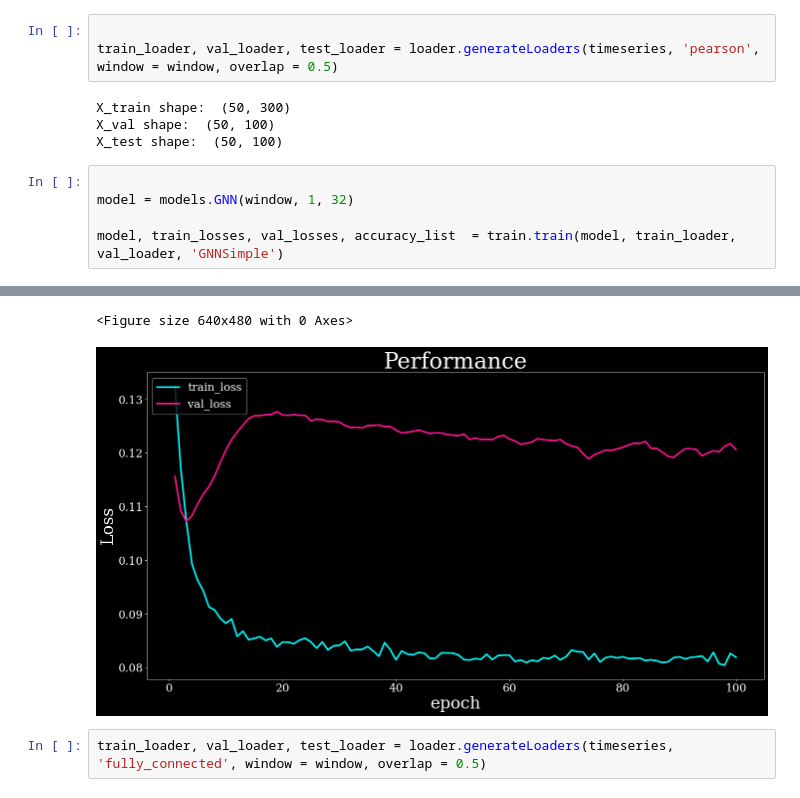
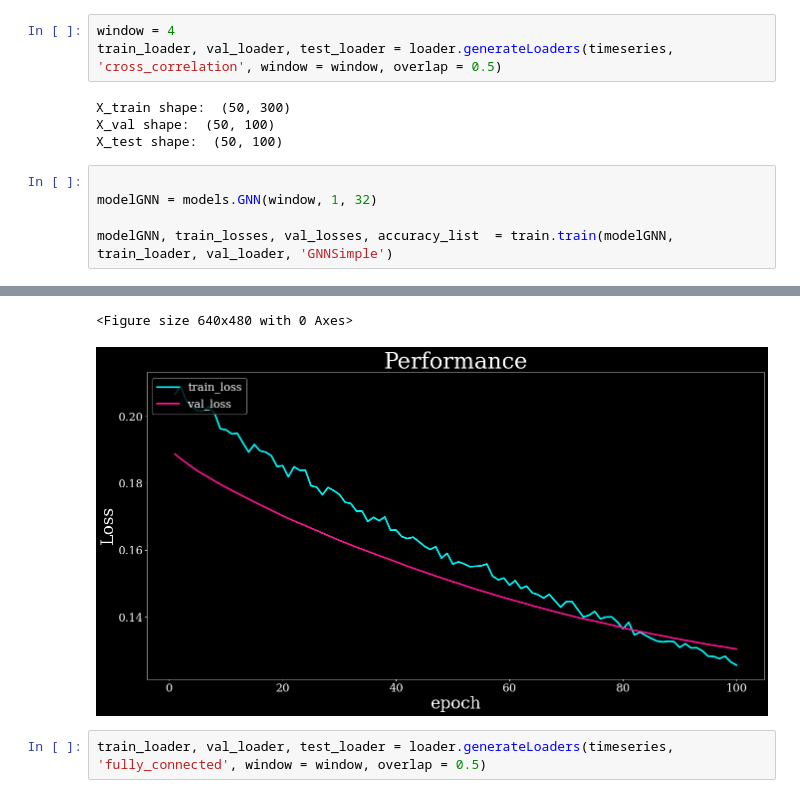
Before and after one commit to Alejandro-neuro/NeuronsGraphConnectivity, a Jupyter notebook: experiments.ipynb, the cells around one changed output, grey strips where cells are left out. Cells and saved outputs as stored; diff of their text form.

Commit message:
Changes maean graph, transfer entropy, cross corr

```diff
--- a/experiments.ipynb
+++ b/experiments.ipynb
@@ -71,16 +56,16 @@ window = 4
 # %% [output]
 (10, 1000)
 # %%
-
-train_loader, val_loader, test_loader = loader.generateLoaders(timeseries, 'pearson', window = window, overlap = 0.5)
+window = 4
+train_loader, val_loader, test_loader = loader.generateLoaders(timeseries, 'cross_correlation', window = window, overlap = 0.5)
 # %% [output]
 X_train shape:  (50, 300)
 X_val shape:  (50, 100)
 X_test shape:  (50, 100)
 # %%
 
-model = models.GNN(window, 1, 32)
+modelGNN = models.GNN(window, 1, 32)
 
-model, train_losses, val_losses, accuracy_list  = train.train(model, train_loader, val_loader, 'GNNSimple')
+modelGNN, train_losses, val_losses, accuracy_list  = train.train(modelGNN, train_loader, val_loader, 'GNNSimple')
 # %% [output]
 Using device: cuda
@@ -97,5 +82,5 @@ epoch: 100       training loss: 0.08190024644136429      validation loss: 0.1206
 <Figure size 640x480 with 0 Axes>
-[figure, old version]
+[figure, new version]
 # %%
 train_loader, val_loader, test_loader = loader.generateLoaders(timeseries, 'fully_connected', window = window, overlap = 0.5)
 # %% [output]
```
Also changed, not shown: parts of 5 cells of this notebook, 7 other files.
